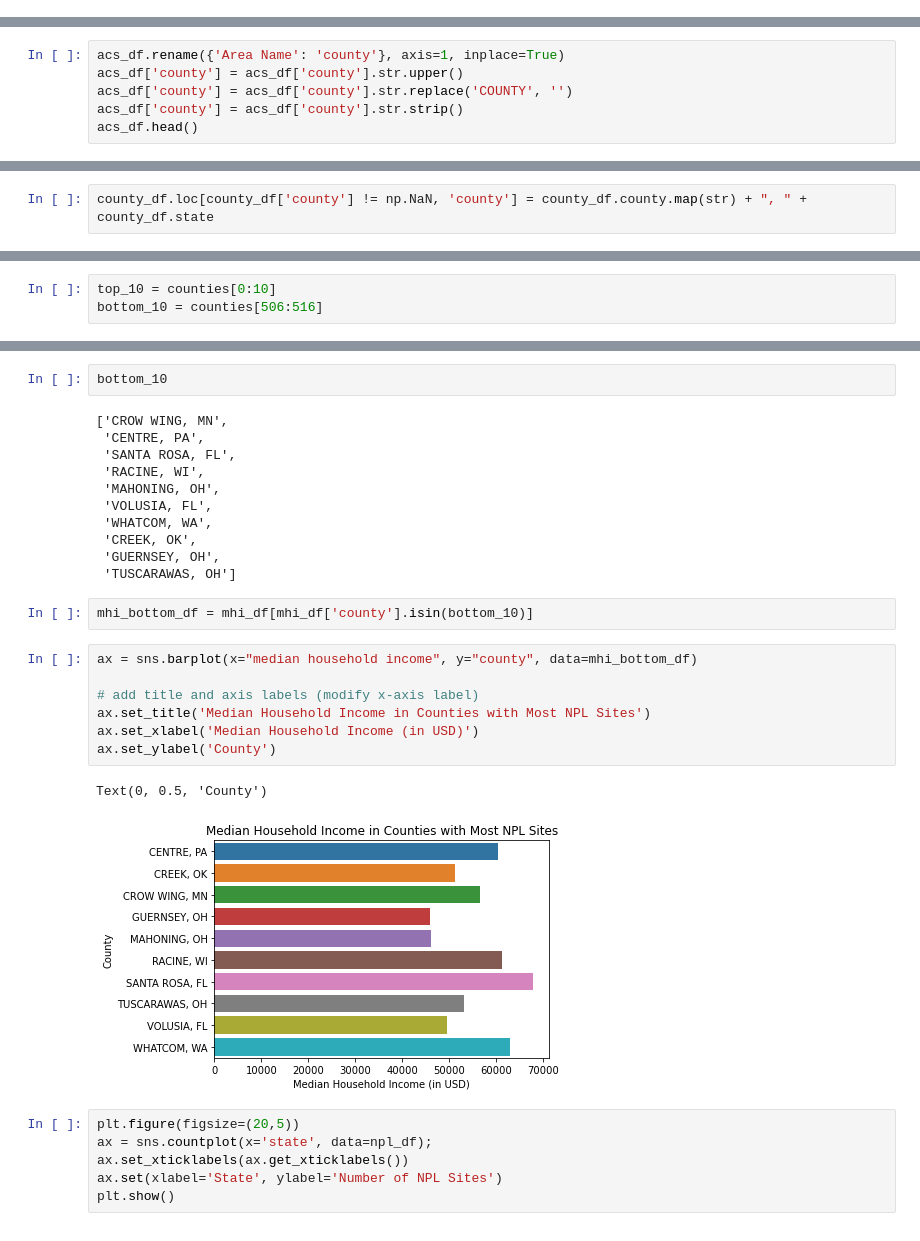
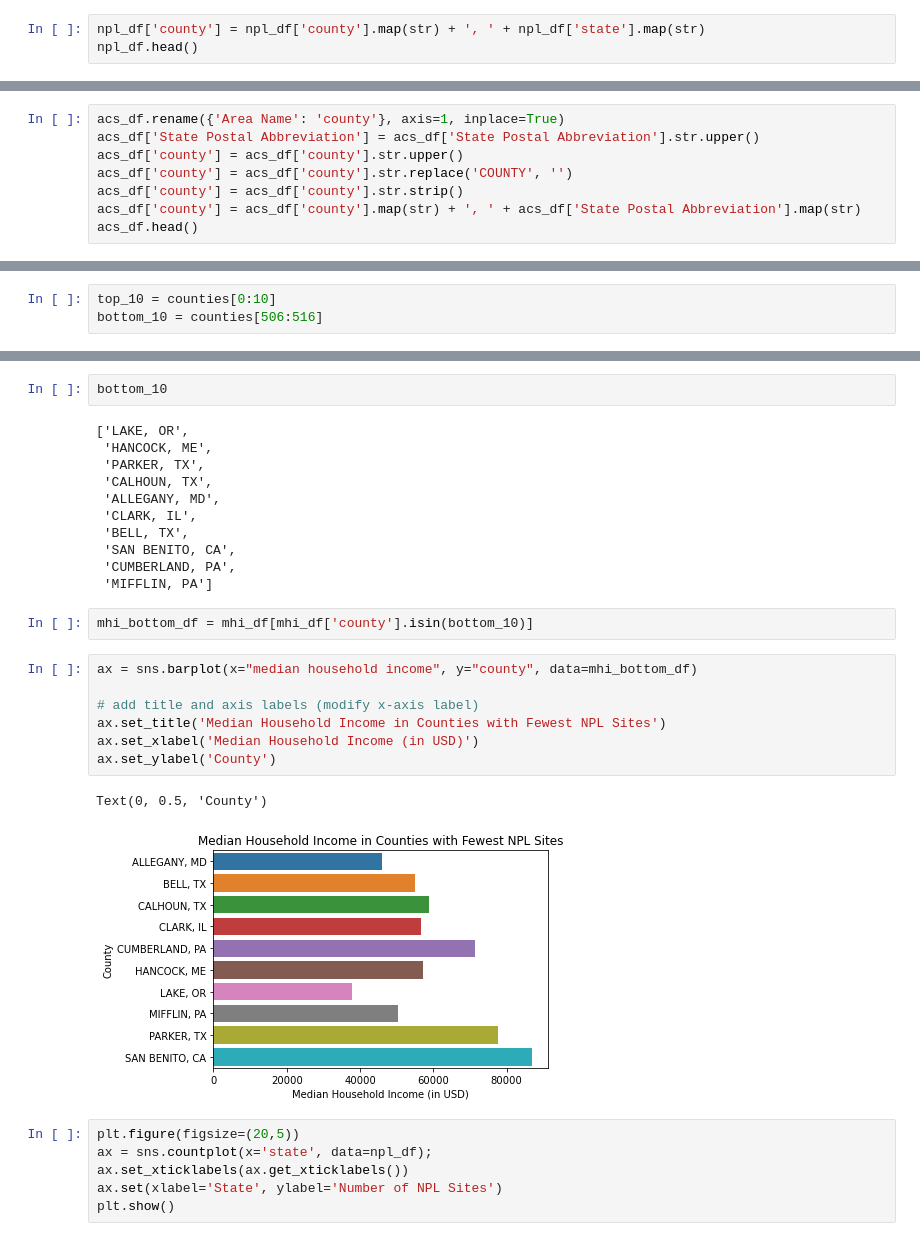
Before and after one commit to jeinuh/superfund-project, a Jupyter notebook: EDACheckpoint_group011.ipynb, the cells around one changed output, grey strips where cells are left out. Drawn from its saved outputs; the diff is of its cells as text.

Commit message:
fixed the counties smh
standardized counties into county+postal code format before merging

```diff
--- a/EDACheckpoint_group011.ipynb
+++ b/EDACheckpoint_group011.ipynb
@@ -127,0 +142,3 @@ npl_df[npl_df.isnull().any(axis=1)]
+# %%
+npl_df['county'] = npl_df['county'].map(str) + ', ' + npl_df['state'].map(str)
+npl_df.head()
@@ -157,8 +181,10 @@ We'll need to standardize the formatting for the column describing the county of
 # %%
 acs_df.rename({'Area Name': 'county'}, axis=1, inplace=True)
+acs_df['State Postal Abbreviation'] = acs_df['State Postal Abbreviation'].str.upper()
 acs_df['county'] = acs_df['county'].str.upper()
 acs_df['county'] = acs_df['county'].str.replace('COUNTY', '')
 acs_df['county'] = acs_df['county'].str.strip()
+acs_df['county'] = acs_df['county'].map(str) + ', ' + acs_df['State Postal Abbreviation'].map(str)
 acs_df.head()
 # %% [output]
 |  | county | Qualifying Name | State Postal Abbreviation | Total Population | ... | % Some Other Race Alone Populatio... | ... |
@@ -194,2 +210,0 @@ county_df[county_df['county'] == 'ADAMS']
-# %%
-county_df.loc[county_df['county'] != np.NaN, 'county'] = county_df.county.map(str) + ", " + county_df.state
@@ -289,28 +292,28 @@ Text(0, 0.5, 'County')
 # %%
 bottom_10
 # %% [output]
-['CROW WING, MN',
- 'CENTRE, PA',
- 'SANTA ROSA, FL',
- 'RACINE, WI',
- 'MAHONING, OH',
- 'VOLUSIA, FL',
- 'WHATCOM, WA',
- 'CREEK, OK',
- 'GUERNSEY, OH',
- 'TUSCARAWAS, OH']
+['LAKE, OR',
+ 'HANCOCK, ME',
+ 'PARKER, TX',
+ 'CALHOUN, TX',
+ 'ALLEGANY, MD',
+ 'CLARK, IL',
+ 'BELL, TX',
+ 'SAN BENITO, CA',
+ 'CUMBERLAND, PA',
+ 'MIFFLIN, PA']
 # %%
 mhi_bottom_df = mhi_df[mhi_df['county'].isin(bottom_10)]
 # %%
 ax = sns.barplot(x="median household income", y="county", data=mhi_bottom_df)
 
 # add title and axis labels (modify x-axis label)
-ax.set_title('Median Household Income in Counties with Most NPL Sites')
+ax.set_title('Median Household Income in Counties with Fewest NPL Sites')
 ax.set_xlabel('Median Household Income (in USD)')
 ax.set_ylabel('County')
 # %% [output]
 Text(0, 0.5, 'County')
-[figure, old version]
+[figure, new version]
 # %%
 plt.figure(figsize=(20,5))
 ax = sns.countplot(x='state', data=npl_df);
```
Also changed, not shown: parts of 29 cells of this notebook.
